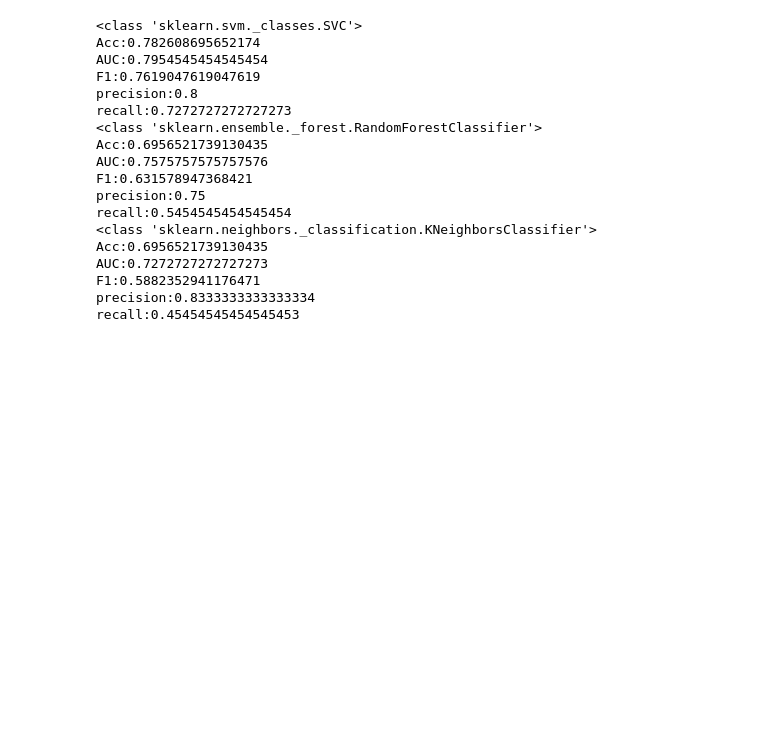
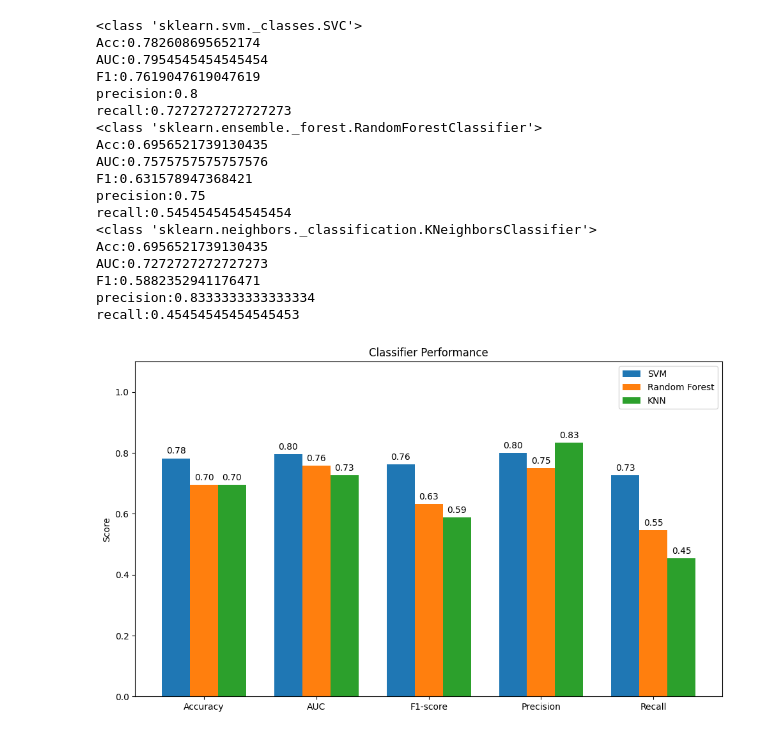
Before and after one commit to koolsterre/TM10007_ML_Project_group_9, a Jupyter notebook: assignment.ipynb, the cells around one changed output. Cells and saved outputs as stored; diff of their text form; code cells hidden in the pictures; blank space fills up the shorter version.

Commit message:
Added the plotting of the classifier performance

```diff
--- a/assignment.ipynb
+++ b/assignment.ipynb
@@ -391,3 +392,54 @@ AUC:0.7272727272727273
 F1:0.5882352941176471
 precision:0.8333333333333334
 recall:0.45454545454545453
+# %%
+"""Plotting the classifier performances"""
+# Store classifier names and their corresponding metrics
+classifier_names = ['SVM', 'Random Forest', 'KNN']
+metrics_names = ['Accuracy', 'AUC', 'F1-score', 'Precision', 'Recall']
+
+# Store the collected values
+accuracies = [0.7826, 0.6957, 0.6957]
+aucs = [0.7955, 0.7576, 0.7273]
+f1s = [0.7619, 0.6316, 0.5882]
+precisions = [0.8000, 0.7500, 0.8333]
+recalls = [0.7273, 0.5455, 0.4545]
+
+# Create matrix of values for plotting
+metric_values = np.array([accuracies, aucs, f1s, precisions, recalls]).T
+
+# Create bar plot
+x = np.arange(len(metrics_names))  # the label locations
+width = 0.25
+
+fig, ax = plt.subplots(figsize=(10, 6))
+bars1 = ax.bar(x - width, metric_values[0], width, label='SVM')
+bars2 = ax.bar(x, metric_values[1], width, label='Random Forest')
+bars3 = ax.bar(x + width, metric_values[2], width, label='KNN')
+
+# Labels and ticks
+ax.set_ylabel('Score')
+ax.set_title('Classifier Performance')
+ax.set_xticks(x)
+ax.set_xticklabels(metrics_names)
+ax.set_ylim(0, 1.1)
+ax.legend()
+
+# Add labels to bars
+def add_labels(bars):
+    for bar in bars:
+        height = bar.get_height()
+        ax.annotate(f'{height:.2f}',
+                    xy=(bar.get_x() + bar.get_width() / 2, height),
+                    xytext=(0, 3),
+                    textcoords='offset points',
+                    ha='center', va='bottom')
+
+add_labels(bars1)
+add_labels(bars2)
+add_labels(bars3)
+
+plt.tight_layout()
+plt.show()
+# %% [output]
+[figure, added]
```
Also changed, not shown: parts of 1 cell of this notebook.
